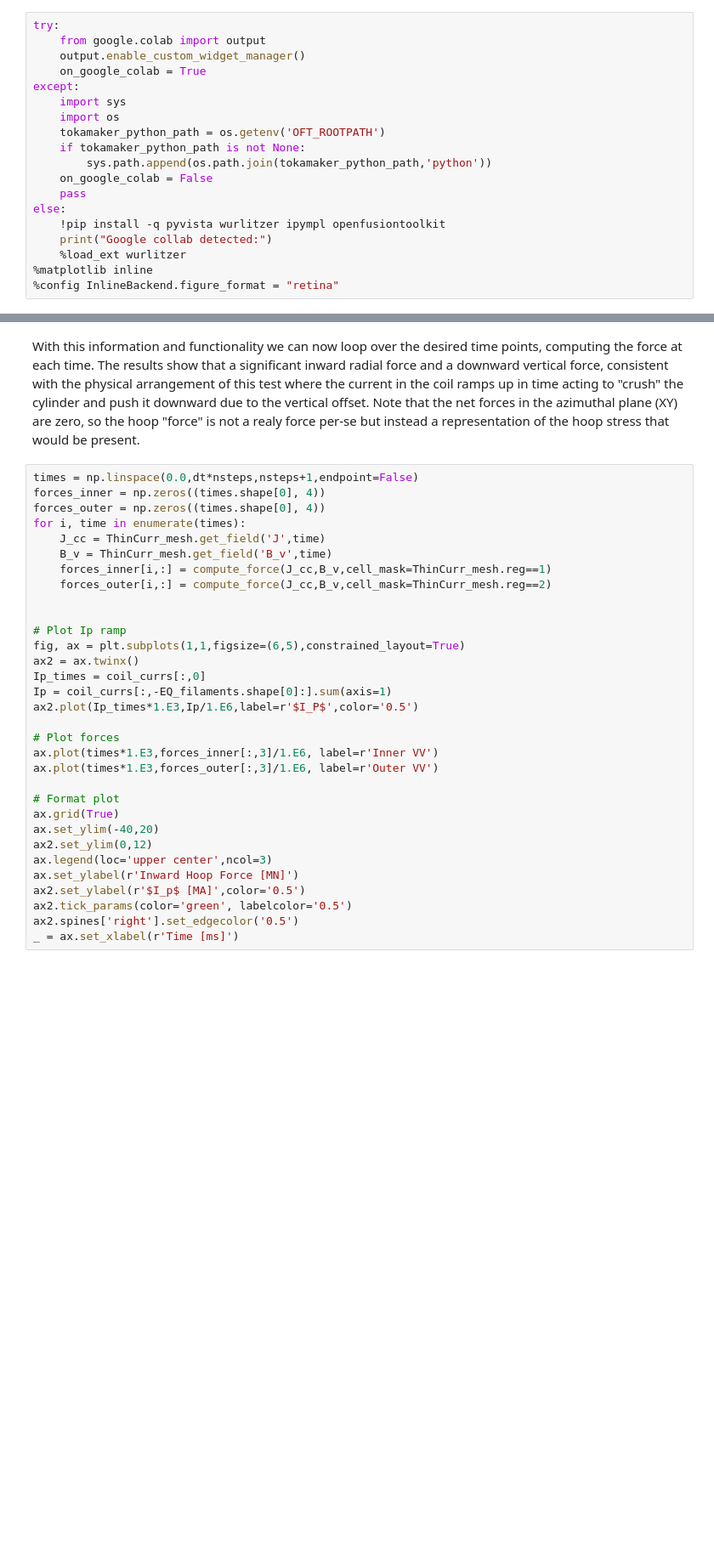
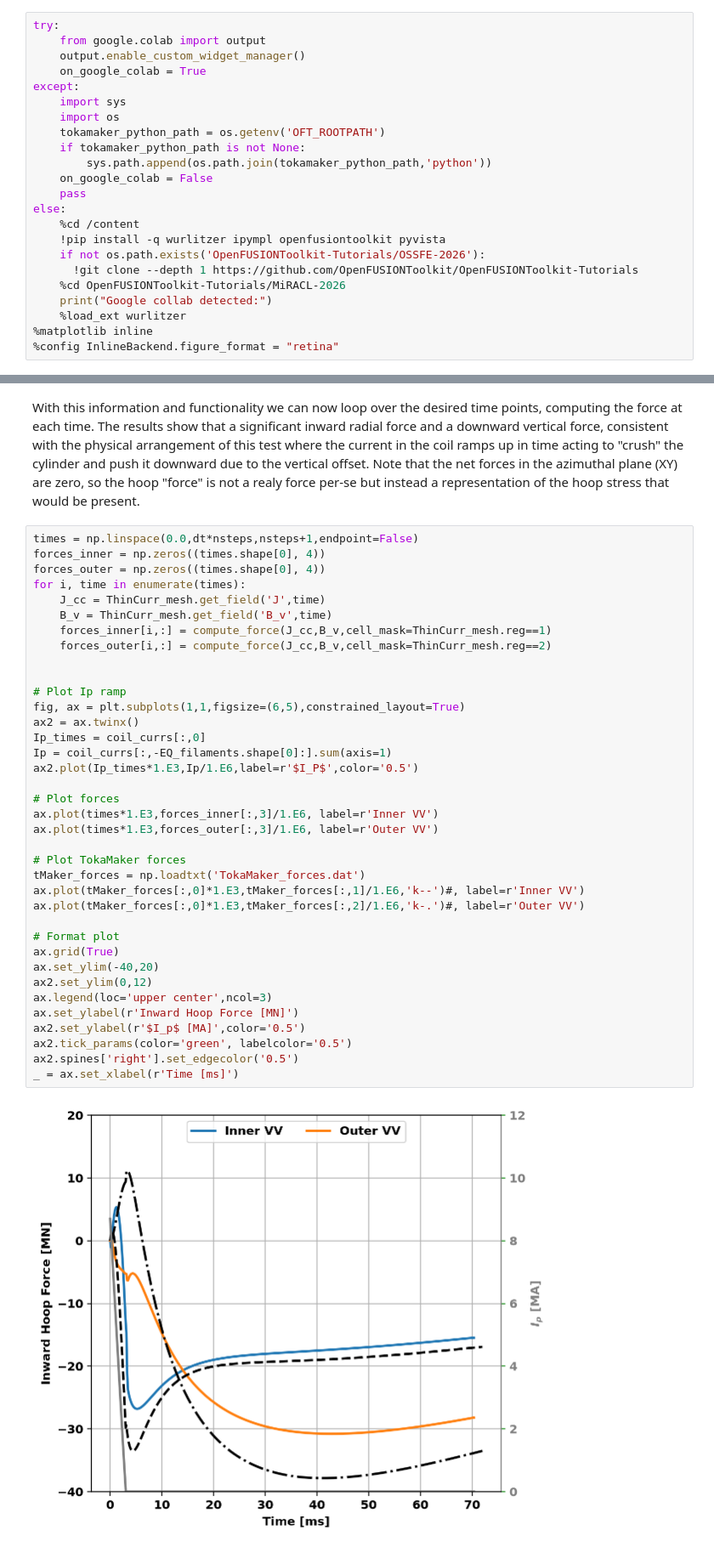
Before and after one commit to OpenFUSIONToolkit/OpenFUSIONToolkit-Tutorials, a Jupyter notebook: MiRACL-2026/ThinCurr-disruption_forces.ipynb, the cells around one changed output, grey strips where cells are left out. Shown at 85% size. Saved outputs shown, nothing was run; the diff lists cells and outputs as text; blank space fills up the shorter version.

```diff
--- a/MiRACL-2026/ThinCurr-disruption_forces.ipynb
+++ b/MiRACL-2026/ThinCurr-disruption_forces.ipynb
@@ -18,7 +18,11 @@ except:
     on_google_colab = False
     pass
 else:
-    !pip install -q pyvista wurlitzer ipympl openfusiontoolkit
+    %cd /content
+    !pip install -q wurlitzer ipympl openfusiontoolkit pyvista
+    if not os.path.exists('OpenFUSIONToolkit-Tutorials/OSSFE-2026'):
+      !git clone --depth 1 https://github.com/OpenFUSIONToolkit/OpenFUSIONToolkit-Tutorials
+    %cd OpenFUSIONToolkit-Tutorials/MiRACL-2026
     print("Google collab detected:")
     %load_ext wurlitzer
 %matplotlib inline
@@ -249,30 +301,37 @@ times = np.linspace(0.0,dt*nsteps,nsteps+1,endpoint=False)
 forces_inner = np.zeros((times.shape[0], 4))
 forces_outer = np.zeros((times.shape[0], 4))
 for i, time in enumerate(times):
     J_cc = ThinCurr_mesh.get_field('J',time)
     B_v = ThinCurr_mesh.get_field('B_v',time)
     forces_inner[i,:] = compute_force(J_cc,B_v,cell_mask=ThinCurr_mesh.reg==1)
     forces_outer[i,:] = compute_force(J_cc,B_v,cell_mask=ThinCurr_mesh.reg==2)
 
 
 # Plot Ip ramp
 fig, ax = plt.subplots(1,1,figsize=(6,5),constrained_layout=True)
 ax2 = ax.twinx()
 Ip_times = coil_currs[:,0]
 Ip = coil_currs[:,-EQ_filaments.shape[0]:].sum(axis=1)
 ax2.plot(Ip_times*1.E3,Ip/1.E6,label=r'$I_P$',color='0.5')
 
 # Plot forces
 ax.plot(times*1.E3,forces_inner[:,3]/1.E6, label=r'Inner VV')
 ax.plot(times*1.E3,forces_outer[:,3]/1.E6, label=r'Outer VV')
 
+# Plot TokaMaker forces
+tMaker_forces = np.loadtxt('TokaMaker_forces.dat')
+ax.plot(tMaker_forces[:,0]*1.E3,tMaker_forces[:,1]/1.E6,'k--')#, label=r'Inner VV')
+ax.plot(tMaker_forces[:,0]*1.E3,tMaker_forces[:,2]/1.E6,'k-.')#, label=r'Outer VV')
+
 # Format plot
 ax.grid(True)
 ax.set_ylim(-40,20)
 ax2.set_ylim(0,12)
 ax.legend(loc='upper center',ncol=3)
 ax.set_ylabel(r'Inward Hoop Force [MN]')
 ax2.set_ylabel(r'$I_p$ [MA]',color='0.5')
 ax2.tick_params(color='green', labelcolor='0.5')
 ax2.spines['right'].set_edgecolor('0.5')
 _ = ax.set_xlabel(r'Time [ms]')
+# %% [output]
+[figure, added]
```
Also changed, not shown: parts of 8 cells of this notebook, 6 other files.
